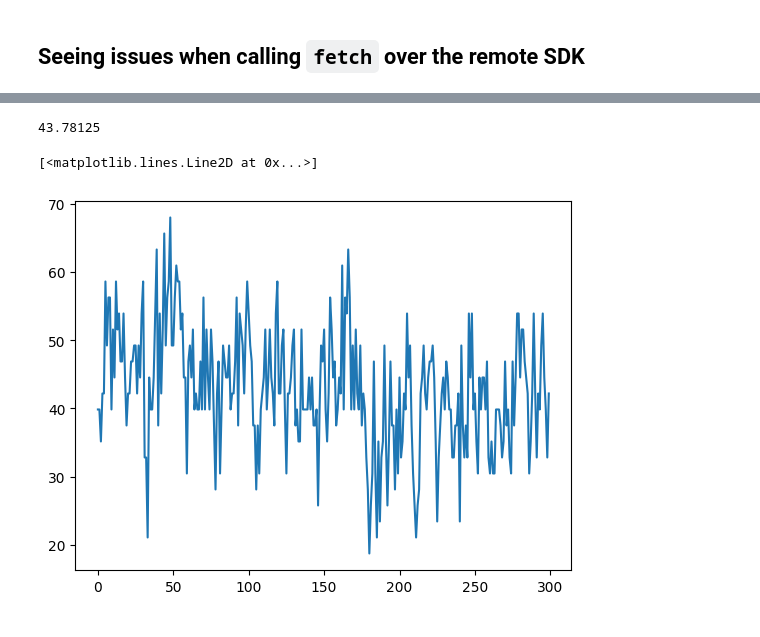
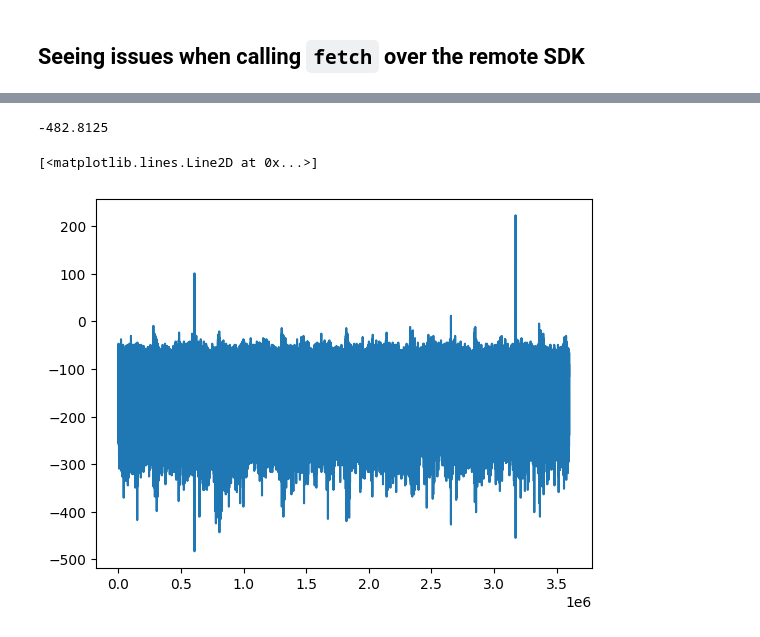
Before and after one commit to hantman-lab/realSpike, a Jupyter notebook: notebooks/check_fetch.ipynb, the cells around one changed output, grey strips where cells are left out. Cells and saved outputs as stored; diff of their text form; code cells hidden in the pictures.

Commit message:
more debug

```diff
--- a/notebooks/check_fetch.ipynb
+++ b/notebooks/check_fetch.ipynb
@@ -11,3 +7,0 @@ d1 = np.load("../data/120s_test/5ms_debug_False_frame_1.npy")
-# %%
-a = np.concatenate([debug_0, debug_1], axis=1)
-b = np.concatenate([d0, d1], axis=1)
@@ -14 +64,4 @@ b = np.concatenate([d0, d1], axis=1)
+# %%
+meta_data = get_meta("/home/clewis/repos/realSpike/data/120s_test/rb50_20250126_g0_t0.imec0.ap.meta")
+sample_data = get_sample_data("/home/clewis/repos/realSpike/data/120s_test/rb50_20250126_g0_t0.imec0.ap.bin", meta_data)[:150, :]
 # %%
@@ -22 +81,9 @@ a[0].shape
+# %%
+Vmax = float(meta_data["imAiRangeMax"])
+# get Imax
+Imax = float(meta_data["imMaxInt"])
+# get gain
+gain = float(meta_data['imroTbl'].split(sep=')')[1].split(sep=' ')[3])
+# %%
+data = 1e6 * sample_data * Vmax / Imax / gain
 # %%
@@ -26,9 +98,9 @@ np.mean(a, axis=0)[0]
 # %%
-np.mean(b, axis=0)[0]
+np.min(data, axis=0).min()
 # %% [output]
-43.78125
+-482.8125
 # %%
-plt.plot(a[0])
+plt.plot(np.min(data, axis=0))
 # %% [output]
 [<matplotlib.lines.Line2D at 0x...>]
-[figure, old version]
+[figure, new version]
```
Also changed, not shown: parts of 15 cells of this notebook, 2 other files.
